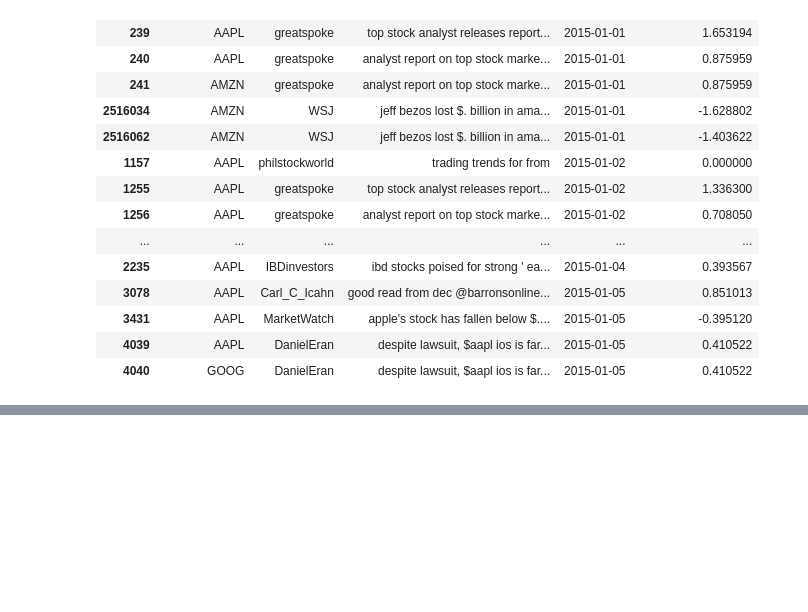
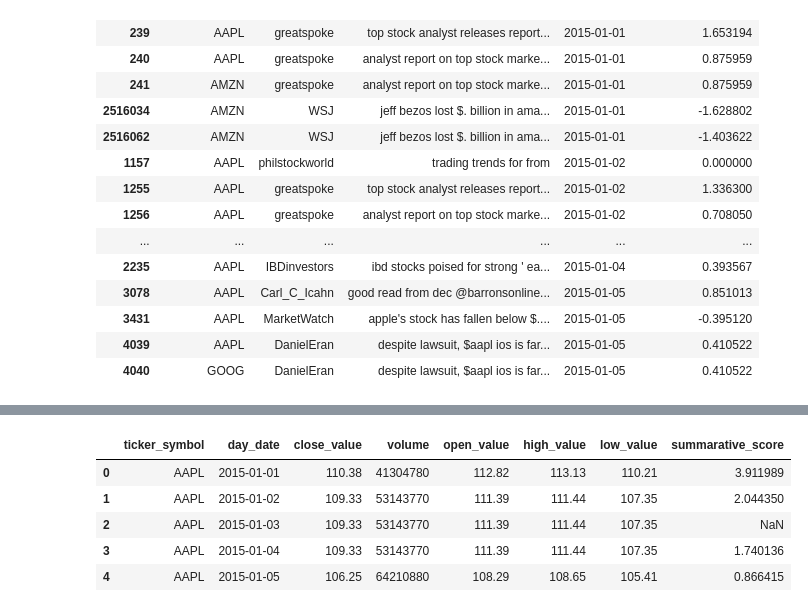
Before and after one commit to jxl22000/Sentiment-Analysis, a Jupyter notebook: test!.ipynb, the cells around one changed output, grey strips where cells are left out. Saved outputs shown, nothing was run; the diff lists cells and outputs as text; code cells hidden in the pictures; blank space fills up the shorter version.

```diff
--- a/test!.ipynb
+++ b/test!.ipynb
@@ -399,0 +426,10 @@ APPL_tweet.head()
+# %%
+APPL_df = APPL_df.merge(df1, how = 'outer', on = 'day_date')
+APPL_df.head()
+# %% [output]
+|  | ticker_symbol | day_date | close_value | volume | open_value | high_value | low_value | summarative_score |
+| 0 | AAPL | 2015-01-01 | 110.38 | 41304780 | 112.82 | 113.13 | 110.21 | 3.911989 |
+| 1 | AAPL | 2015-01-02 | 109.33 | 53143770 | 111.39 | 111.44 | 107.35 | 2.044350 |
+| 2 | AAPL | 2015-01-03 | 109.33 | 53143770 | 111.39 | 111.44 | 107.35 | NaN |
+| 3 | AAPL | 2015-01-04 | 109.33 | 53143770 | 111.39 | 111.44 | 107.35 | 1.740136 |
+| 4 | AAPL | 2015-01-05 | 106.25 | 64210880 | 108.29 | 108.65 | 105.41 | 0.866415 |
```
Also changed, not shown: parts of 10 cells of this notebook.
